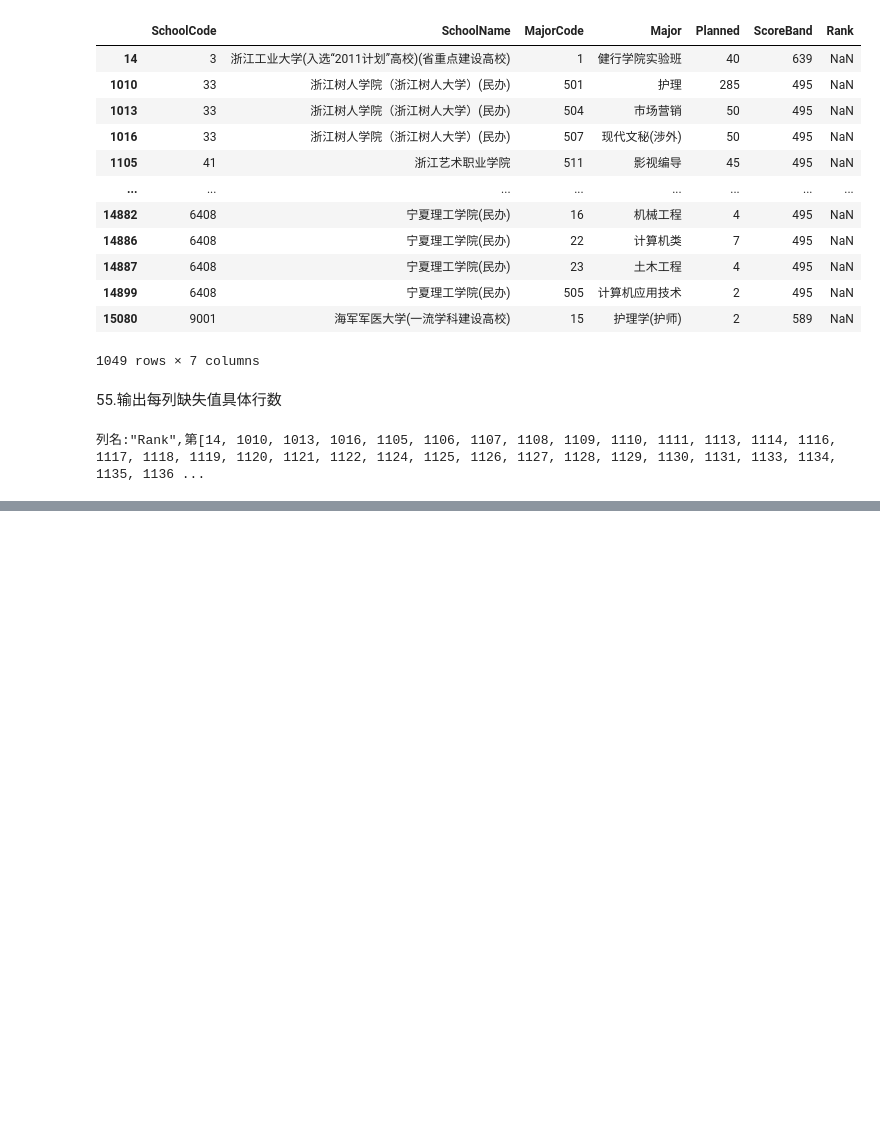
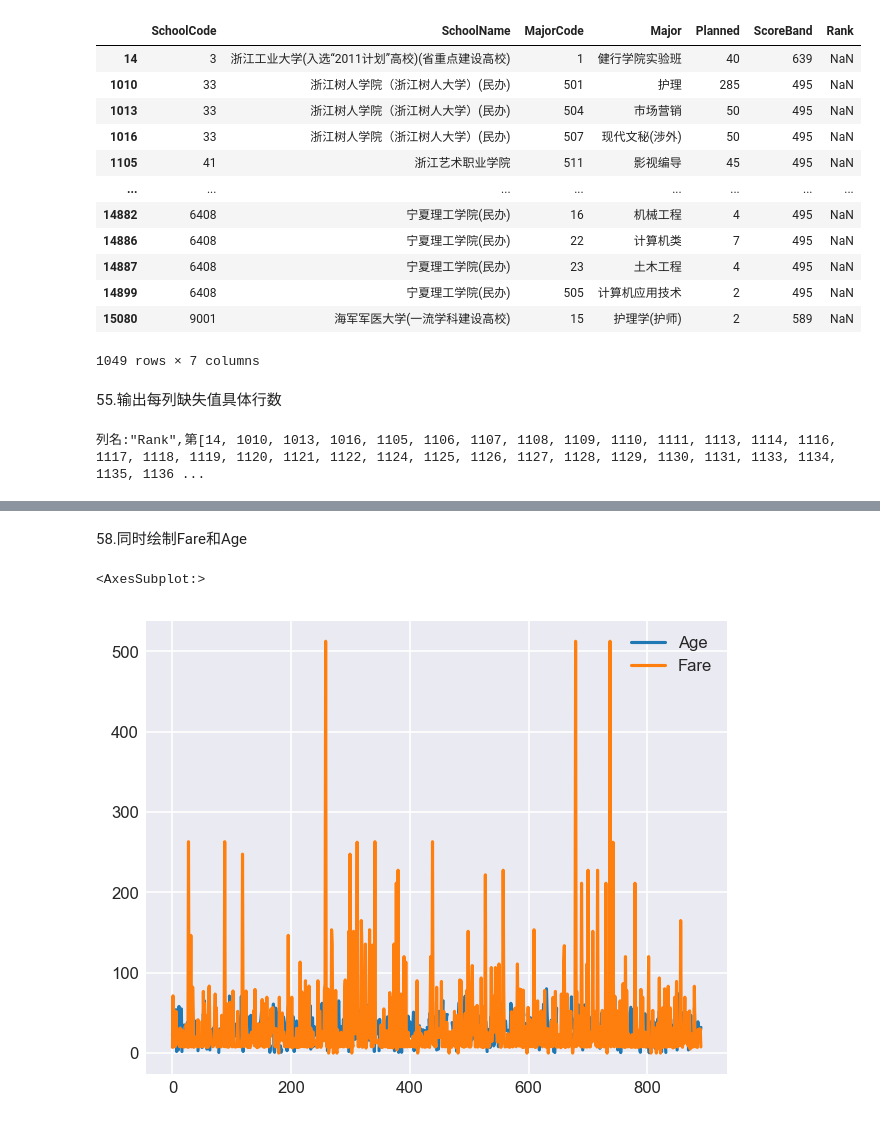
Before and after one commit to HShawnSun/Pandas100, a Jupyter notebook: Pandas100-1.ipynb, the cells around one changed output, grey strips where cells are left out. Saved outputs shown, nothing was run; the diff lists cells and outputs as text; code cells hidden in the pictures; blank space fills up the shorter version.

```diff
--- a/Pandas100-1.ipynb
+++ b/Pandas100-1.ipynb
@@ -792,0 +821,7 @@ for columname in data.columns:       # 注意columname 只有一个n
+# %% [markdown]
+58.同时绘制Fare和Age
+# %%
+df[['Age','Fare']].plot()
+# %% [output]
+<AxesSubplot:>
+[figure, added]
```
Also changed, not shown: parts of 133 cells of this notebook.
